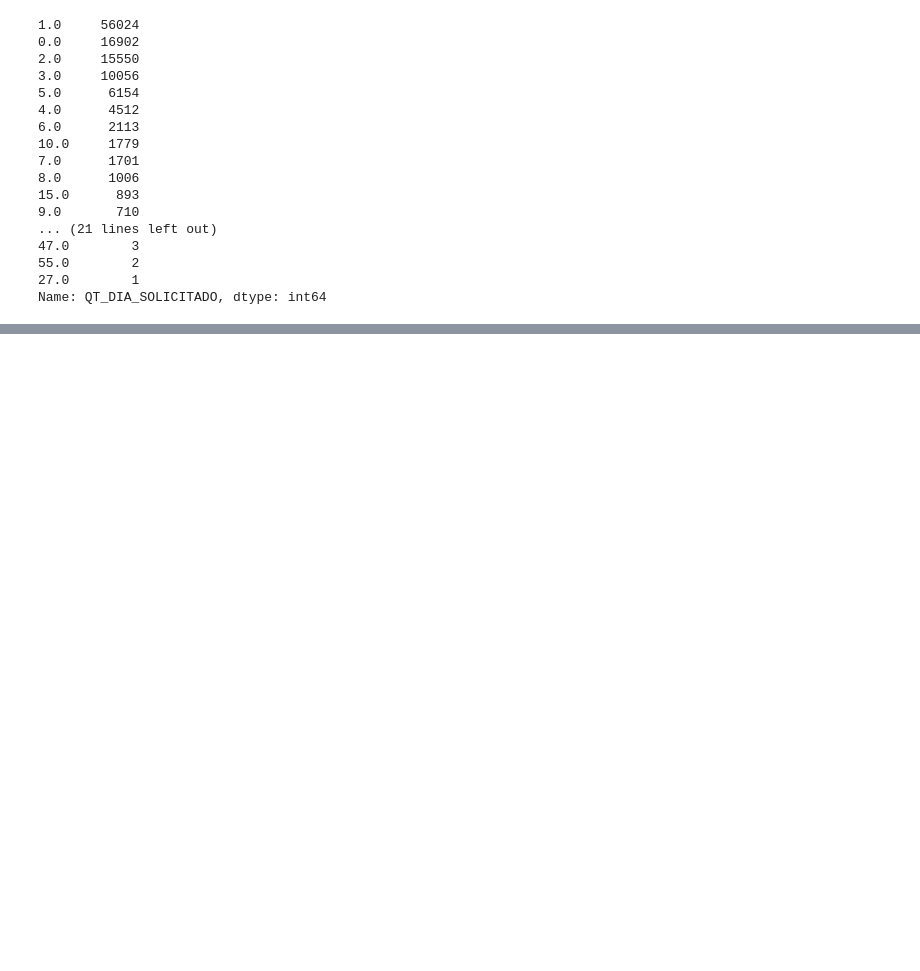
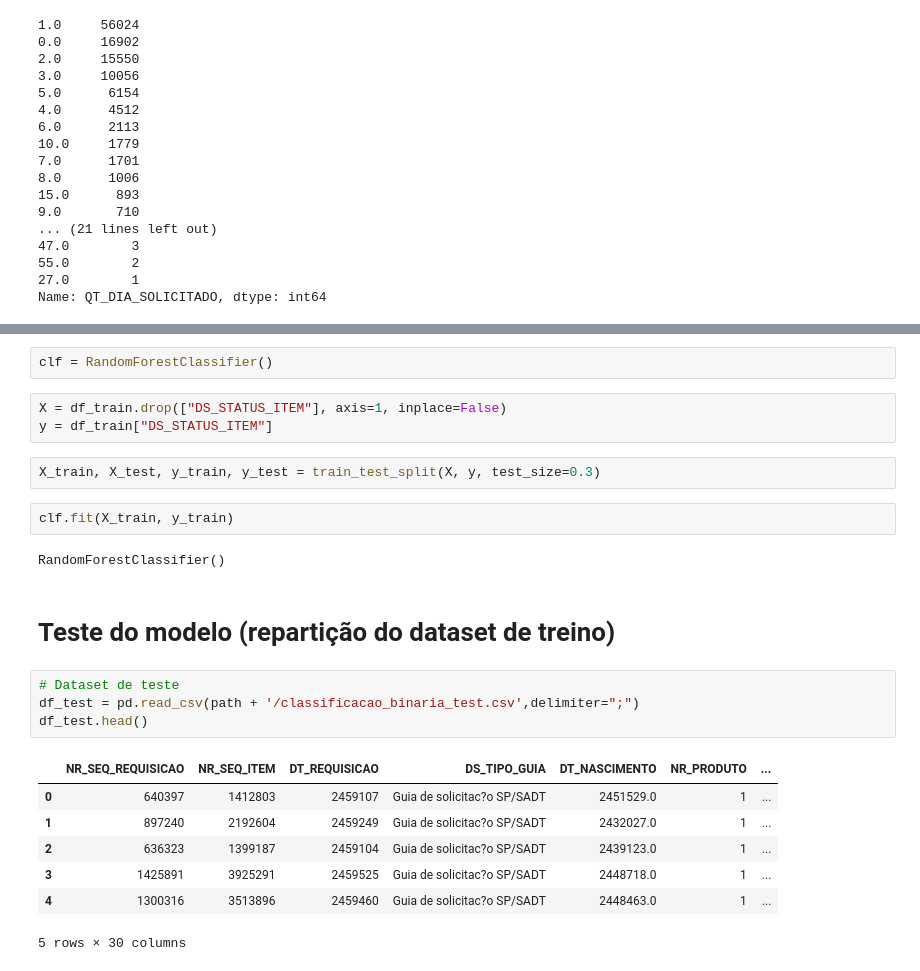
Before and after one commit to MarianaDourado/KAGGLE-Auditorias-em-Planos-de-Saude, a Jupyter notebook: Auditorias_em_Planos_de_Saúde_TrabalhoFinal.ipynb, the cells around one changed output, grey strips where cells are left out. Cells and saved outputs as stored; diff of their text form; blank space fills up the shorter version.

```diff
--- a/Auditorias_em_Planos_de_Saúde_TrabalhoFinal.ipynb
+++ b/Auditorias_em_Planos_de_Saúde_TrabalhoFinal.ipynb
@@ -356,0 +410,25 @@ for atributo in df_train[variaveis_numericas[1:]]:
+# %%
+clf = RandomForestClassifier()
+# %%
+X = df_train.drop(["DS_STATUS_ITEM"], axis=1, inplace=False)
+y = df_train["DS_STATUS_ITEM"]
+# %%
+X_train, X_test, y_train, y_test = train_test_split(X, y, test_size=0.3)
+# %%
+clf.fit(X_train, y_train)
+# %% [output]
+RandomForestClassifier()
+# %% [markdown]
+# Teste do modelo (repartição do dataset de treino)
+# %%
+# Dataset de teste
+df_test = pd.read_csv(path + '/classificacao_binaria_test.csv',delimiter=";")
+df_test.head()
+# %% [output]
+|  | NR_SEQ_REQUISICAO | NR_SEQ_ITEM | DT_REQUISICAO | DS_TIPO_GUIA | DT_NASCIMENTO | NR_PRODUTO | ... |
+| 0 | 640397 | 1412803 | 2459107 | Guia de solicitac?o SP/SADT | 2451529.0 | 1 | ... |
+| 1 | 897240 | 2192604 | 2459249 | Guia de solicitac?o SP/SADT | 2432027.0 | 1 | ... |
+| 2 | 636323 | 1399187 | 2459104 | Guia de solicitac?o SP/SADT | 2439123.0 | 1 | ... |
+| 3 | 1425891 | 3925291 | 2459525 | Guia de solicitac?o SP/SADT | 2448718.0 | 1 | ... |
+| 4 | 1300316 | 3513896 | 2459460 | Guia de solicitac?o SP/SADT | 2448463.0 | 1 | ... |
+5 rows × 30 columns
```
Also changed, not shown: parts of 55 cells of this notebook.
